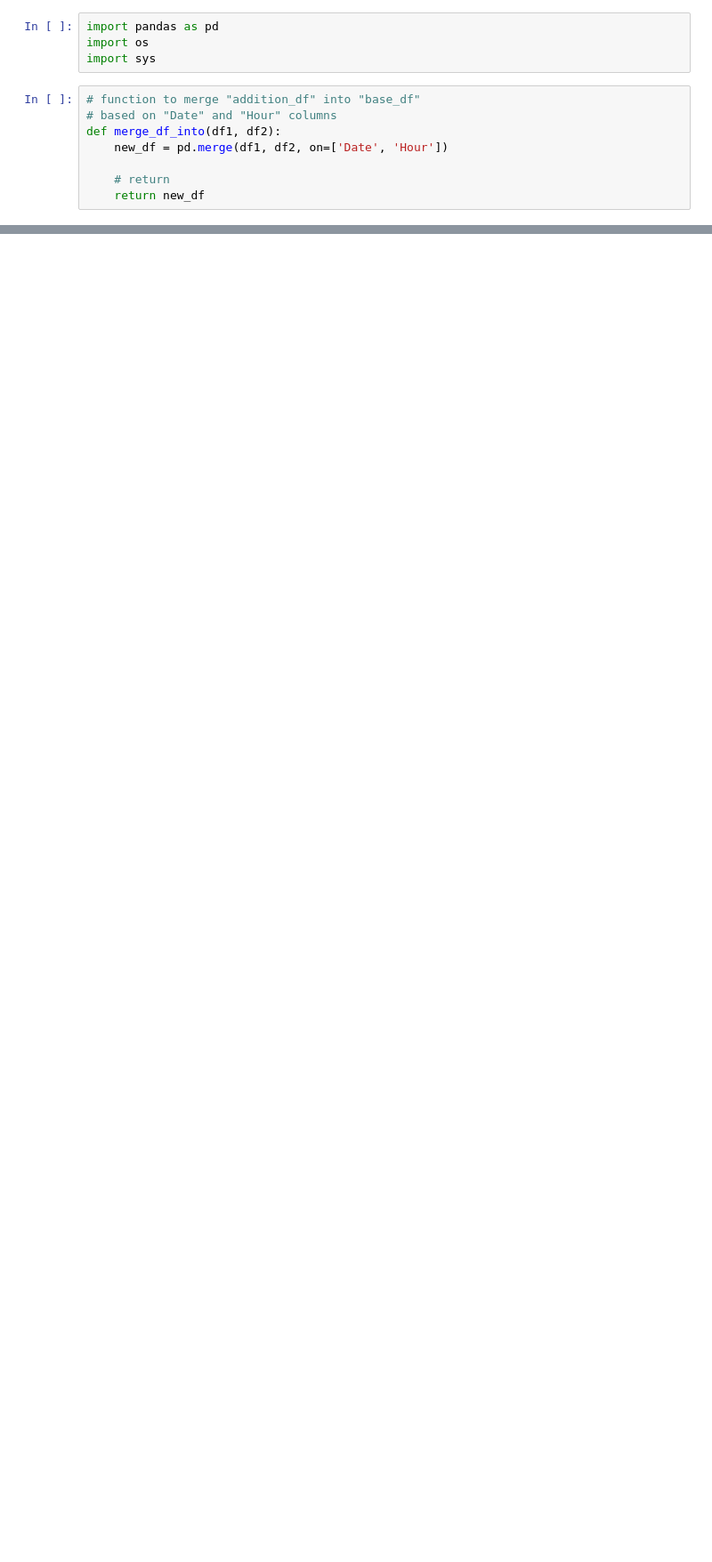
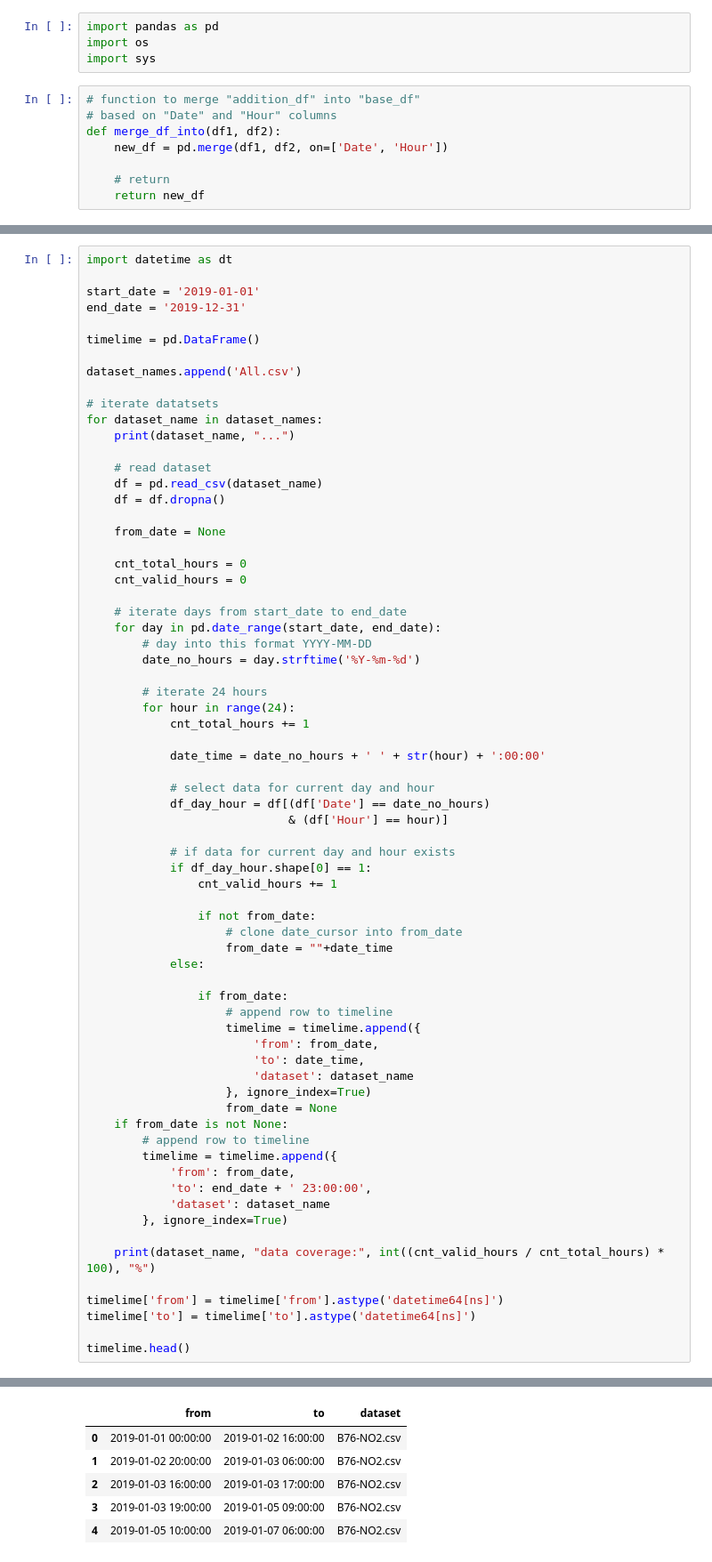
Before and after one commit to apexys/kiel_air_quality_tensorflow, a Jupyter notebook: datasets/All.ipynb, the cells around one changed output, grey strips where cells are left out. Shown at 89% size. Drawn from its saved outputs; the diff is of its cells as text; blank space fills up the shorter version.

```diff
--- a/datasets/All.ipynb
+++ b/datasets/All.ipynb
@@ -66,0 +69,70 @@ kiel_vessel_data.csv merged...
+# %%
+import datetime as dt
+
+start_date = '2019-01-01'
+end_date = '2019-12-31'
+
+timelime = pd.DataFrame()
+
+dataset_names.append('All.csv')
+
+# iterate datatsets
+for dataset_name in dataset_names:
+    print(dataset_name, "...")
+
+    # read dataset
+    df = pd.read_csv(dataset_name)
+    df = df.dropna()
+
+    from_date = None
+
+    cnt_total_hours = 0
+    cnt_valid_hours = 0
+
+    # iterate days from start_date to end_date
+    for day in pd.date_range(start_date, end_date):
+        # day into this format YYYY-MM-DD
+        date_no_hours = day.strftime('%Y-%m-%d')
+
+        # iterate 24 hours
+        for hour in range(24):
+            cnt_total_hours += 1
+
+            date_time = date_no_hours + ' ' + str(hour) + ':00:00'
+
+            # select data for current day and hour
+            df_day_hour = df[(df['Date'] == date_no_hours)
+                             & (df['Hour'] == hour)]
+
+            # if data for current day and hour exists
+            if df_day_hour.shape[0] == 1:
+                cnt_valid_hours += 1
+
+                if not from_date:
+                    # clone date_cursor into from_date
+                    from_date = ""+date_time
+            else:
+
+                if from_date:
+                    # append row to timeline
+                    timelime = timelime.append({
+                        'from': from_date,
+                        'to': date_time,
+                        'dataset': dataset_name
+                    }, ignore_index=True)
+                    from_date = None
+    if from_date is not None:
+        # append row to timeline
+        timelime = timelime.append({
+            'from': from_date,
+            'to': end_date + ' 23:00:00',
+            'dataset': dataset_name
+        }, ignore_index=True)
+
+    print(dataset_name, "data coverage:", int((cnt_valid_hours / cnt_total_hours) * 100), "%")
+
+timelime['from'] = timelime['from'].astype('datetime64[ns]')
+timelime['to'] = timelime['to'].astype('datetime64[ns]')
+
+timelime.head()
+# %% [output]
@@ -66,0 +153,6 @@ kiel_vessel_data.csv merged...
+|  | from | to | dataset |
+| 0 | 2019-01-01 00:00:00 | 2019-01-02 16:00:00 | B76-NO2.csv |
+| 1 | 2019-01-02 20:00:00 | 2019-01-03 06:00:00 | B76-NO2.csv |
+| 2 | 2019-01-03 16:00:00 | 2019-01-03 17:00:00 | B76-NO2.csv |
+| 3 | 2019-01-03 19:00:00 | 2019-01-05 09:00:00 | B76-NO2.csv |
+| 4 | 2019-01-05 10:00:00 | 2019-01-07 06:00:00 | B76-NO2.csv |
```
Also changed, not shown: parts of 5 cells of this notebook, 19 other files.
